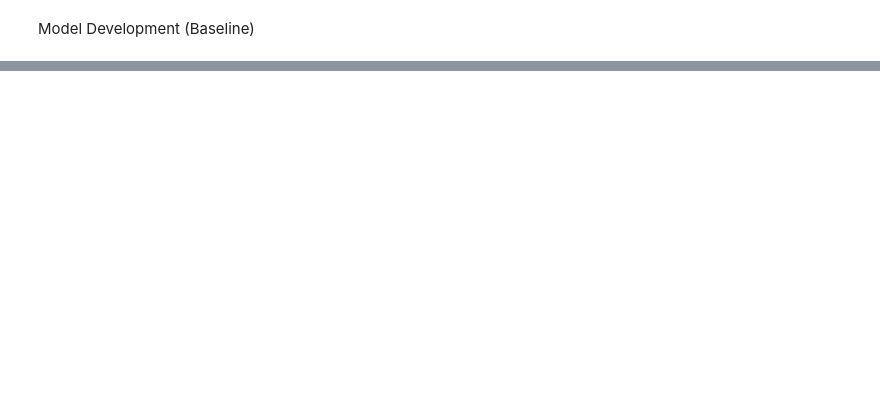
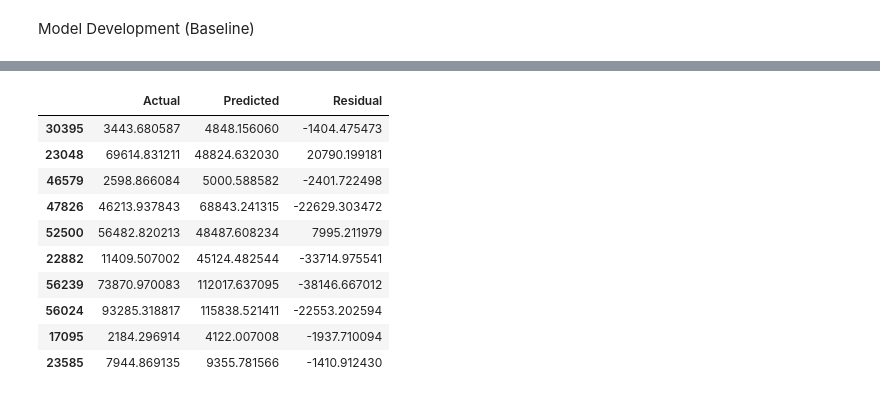
Before and after one commit to Jerry-Khobby/Flight-Fare-Prediction-Using-Machine-Learning, a Jupyter notebook: notebooks/data-cleaning.ipynb, the cells around one changed output, grey strips where cells are left out. Saved outputs shown, nothing was run; the diff lists cells and outputs as text; code cells hidden in the pictures; blank space fills up the shorter version.

```diff
--- a/notebooks/data-cleaning.ipynb
+++ b/notebooks/data-cleaning.ipynb
@@ -634,0 +677,18 @@ RMSE: 0.00
+# %%
+pd.DataFrame({
+    "Actual": y_test_actual[:10],
+    "Predicted": y_pred[:10],
+    "Residual": y_test_actual[:10] - y_pred[:10]
+})
+# %% [output]
+|  | Actual | Predicted | Residual |
+| 30395 | 3443.680587 | 4848.156060 | -1404.475473 |
+| 23048 | 69614.831211 | 48824.632030 | 20790.199181 |
+| 46579 | 2598.866084 | 5000.588582 | -2401.722498 |
+| 47826 | 46213.937843 | 68843.241315 | -22629.303472 |
+| 52500 | 56482.820213 | 48487.608234 | 7995.211979 |
+| 22882 | 11409.507002 | 45124.482544 | -33714.975541 |
+| 56239 | 73870.970083 | 112017.637095 | -38146.667012 |
+| 56024 | 93285.318817 | 115838.521411 | -22553.202594 |
+| 17095 | 2184.296914 | 4122.007008 | -1937.710094 |
+| 23585 | 7944.869135 | 9355.781566 | -1410.912430 |
```
Also changed, not shown: parts of 18 cells of this notebook, 40 other files.
